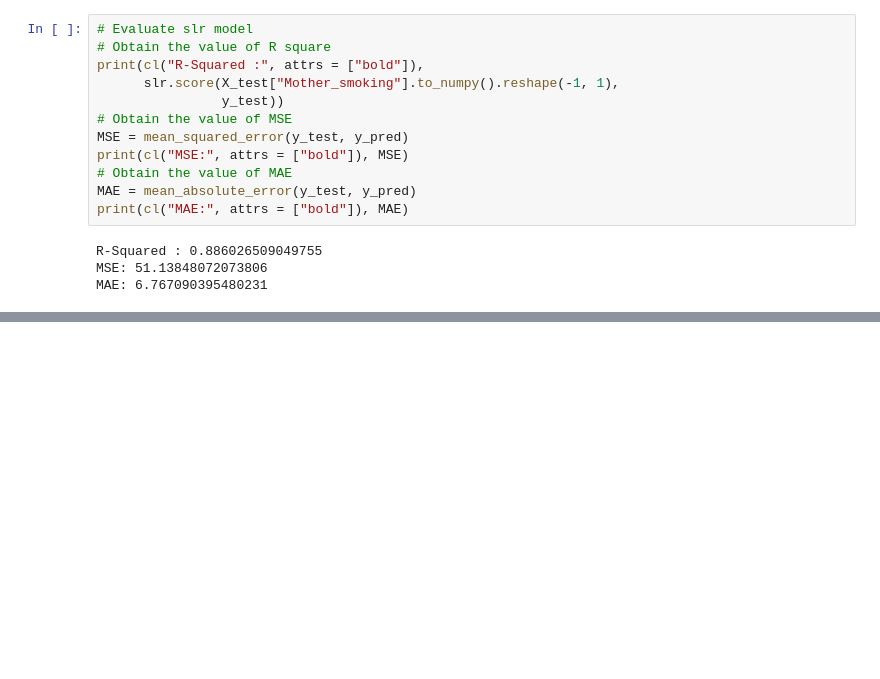
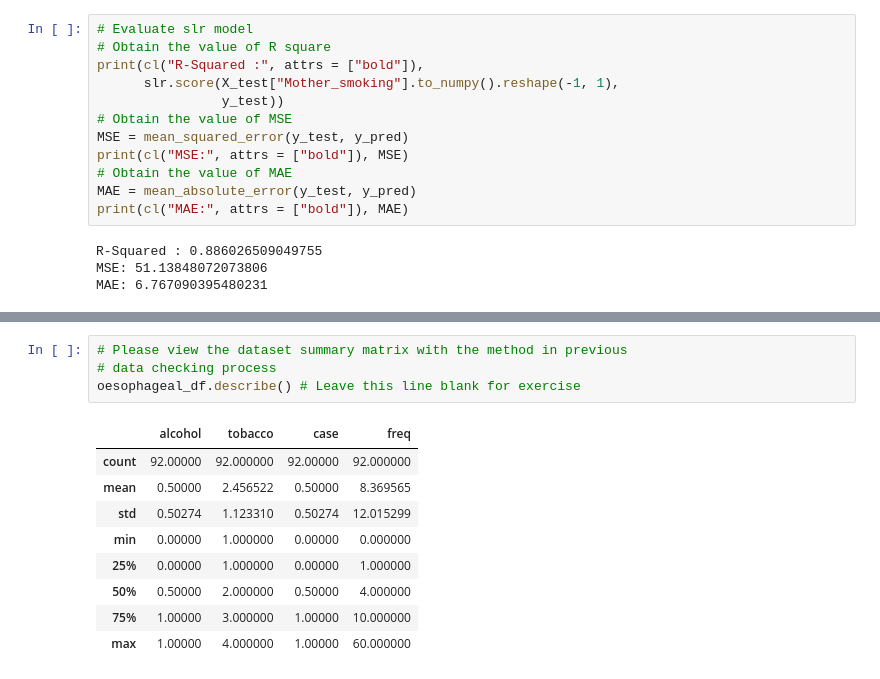
Before and after one commit to Pennybebraver/MIDASBioMedBootCamp, a Jupyter notebook: Sesstion_10/session_10_solution.ipynb, the cells around one changed output, grey strips where cells are left out. Drawn from its saved outputs; the diff is of its cells as text; blank space fills up the shorter version.

```diff
--- a/Sesstion_10/session_10_solution.ipynb
+++ b/Sesstion_10/session_10_solution.ipynb
@@ -245,0 +274,14 @@ MAE: 6.767090395480231
+# %%
+# Please view the dataset summary matrix with the method in previous
+# data checking process
+oesophageal_df.describe() # Leave this line blank for exercise
+# %% [output]
+|  | alcohol | tobacco | case | freq |
+| count | 92.00000 | 92.000000 | 92.00000 | 92.000000 |
+| mean | 0.50000 | 2.456522 | 0.50000 | 8.369565 |
+| std | 0.50274 | 1.123310 | 0.50274 | 12.015299 |
+| min | 0.00000 | 1.000000 | 0.00000 | 0.000000 |
+| 25% | 0.00000 | 1.000000 | 0.00000 | 1.000000 |
+| 50% | 0.50000 | 2.000000 | 0.50000 | 4.000000 |
+| 75% | 1.00000 | 3.000000 | 1.00000 | 10.000000 |
+| max | 1.00000 | 4.000000 | 1.00000 | 60.000000 |
```
Also changed, not shown: parts of 16 cells of this notebook.
